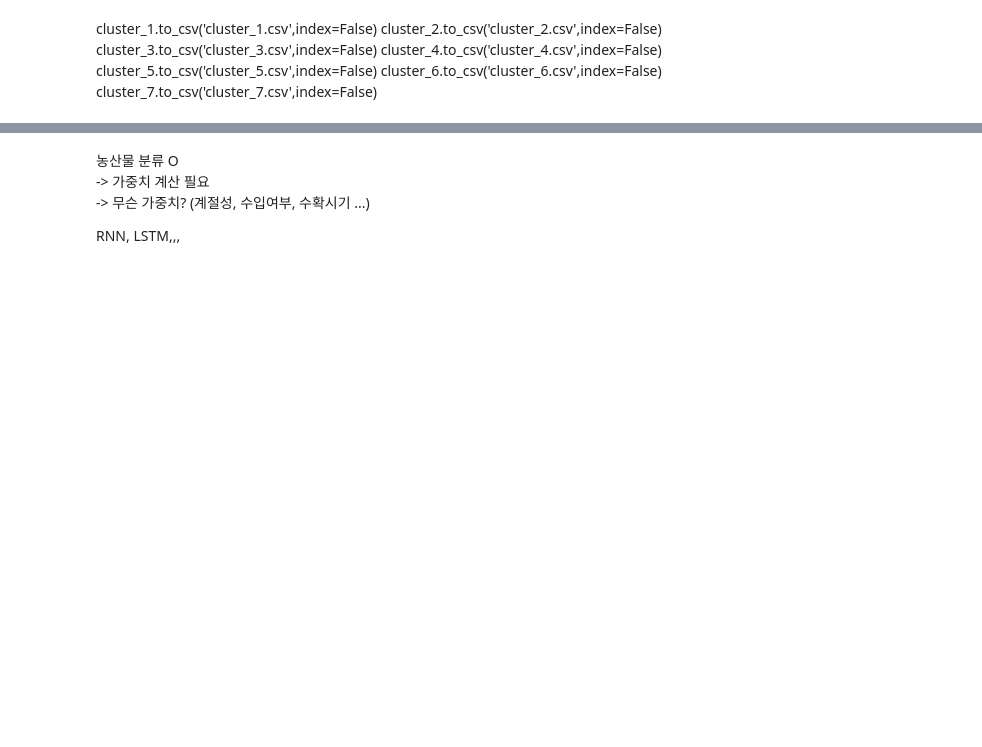
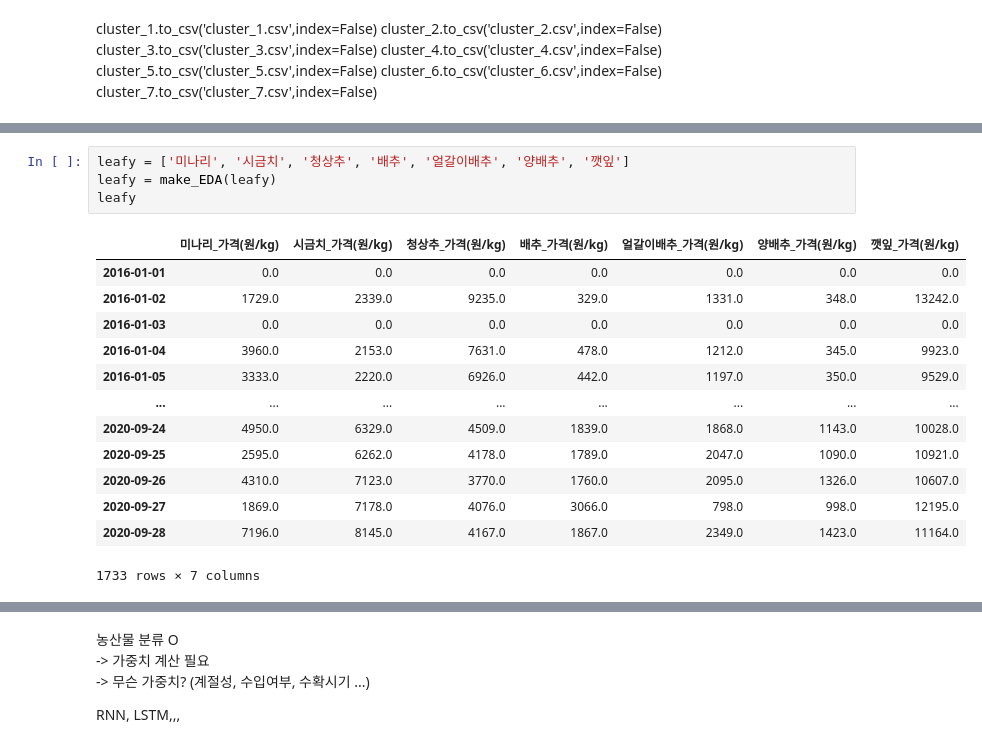
Before and after one commit to juyeon-shin/CLUB-D.N.A., a Jupyter notebook: 2022/03. 농산물 가격 예측 AI 경진대회/농산물 가격 예측 AI 경진대회_03. 가격 기준 클러스터링.ipynb, the cells around one changed output, grey strips where cells are left out. Drawn from its saved outputs; the diff is of its cells as text; blank space fills up the shorter version.

```diff
--- a/2022/03. 농산물 가격 예측 AI 경진대회/농산물 가격 예측 AI 경진대회_03. 가격 기준 클러스터링.ipynb
+++ b/2022/03. 농산물 가격 예측 AI 경진대회/농산물 가격 예측 AI 경진대회_03. 가격 기준 클러스터링.ipynb
@@ -251,0 +242,18 @@ cluster_7.to_csv('cluster_7.csv',index=False)
+# %%
+leafy = ['미나리', '시금치', '청상추', '배추', '얼갈이배추', '양배추', '깻잎']
+leafy = make_EDA(leafy)
+leafy
+# %% [output]
+|  | 미나리_가격(원/kg) | 시금치_가격(원/kg) | 청상추_가격(원/kg) | 배추_가격(원/kg) | 얼갈이배추_가격(원/kg) | 양배추_가격(원/kg) | 깻잎_가격(원/kg) |
+| 2016-01-01 | 0.0 | 0.0 | 0.0 | 0.0 | 0.0 | 0.0 | 0.0 |
+| 2016-01-02 | 1729.0 | 2339.0 | 9235.0 | 329.0 | 1331.0 | 348.0 | 13242.0 |
+| 2016-01-03 | 0.0 | 0.0 | 0.0 | 0.0 | 0.0 | 0.0 | 0.0 |
+| 2016-01-04 | 3960.0 | 2153.0 | 7631.0 | 478.0 | 1212.0 | 345.0 | 9923.0 |
+| 2016-01-05 | 3333.0 | 2220.0 | 6926.0 | 442.0 | 1197.0 | 350.0 | 9529.0 |
+| ... | ... | ... | ... | ... | ... | ... | ... |
+| 2020-09-24 | 4950.0 | 6329.0 | 4509.0 | 1839.0 | 1868.0 | 1143.0 | 10028.0 |
+| 2020-09-25 | 2595.0 | 6262.0 | 4178.0 | 1789.0 | 2047.0 | 1090.0 | 10921.0 |
+| 2020-09-26 | 4310.0 | 7123.0 | 3770.0 | 1760.0 | 2095.0 | 1326.0 | 10607.0 |
+| 2020-09-27 | 1869.0 | 7178.0 | 4076.0 | 3066.0 | 798.0 | 998.0 | 12195.0 |
+| 2020-09-28 | 7196.0 | 8145.0 | 4167.0 | 1867.0 | 2349.0 | 1423.0 | 11164.0 |
+1733 rows × 7 columns
```
Also changed, not shown: parts of 9 cells of this notebook, 1 other file.
